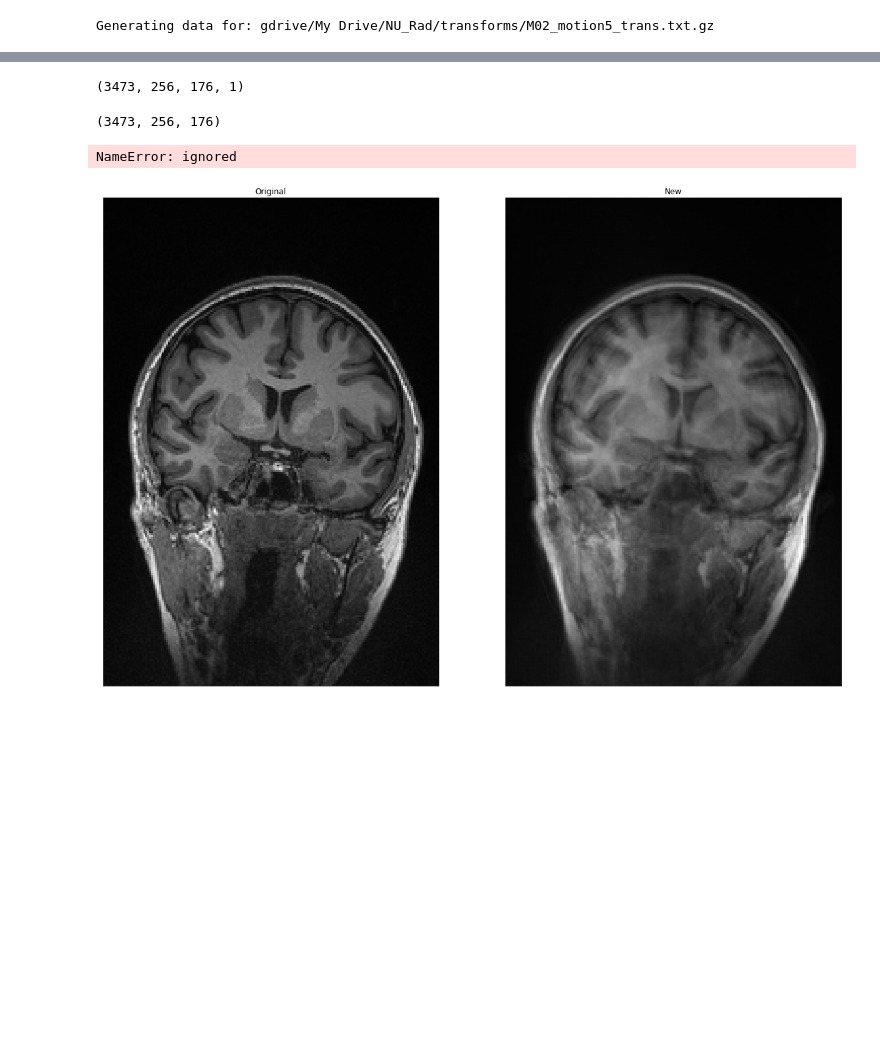
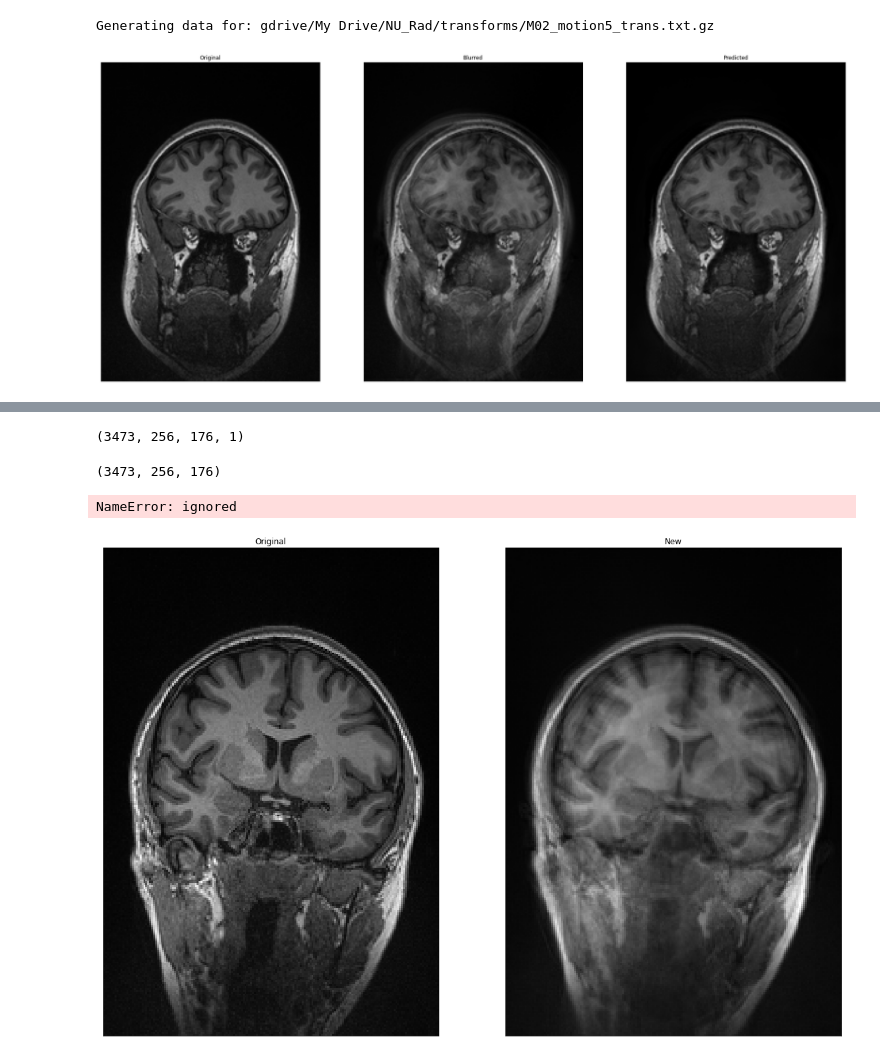
Before and after one commit to eyang9001/NU_Radiology, a Jupyter notebook: NU_Rad_Model.ipynb, the cells around one changed output, grey strips where cells are left out. Saved outputs shown, nothing was run; the diff lists cells and outputs as text; code cells hidden in the pictures; blank space fills up the shorter version.

```diff
--- a/NU_Rad_Model.ipynb
+++ b/NU_Rad_Model.ipynb
@@ -217,0 +459,8 @@ Epoch 10/10
+# %%
+# Checkpoint
+check_path = 'gdrive/My Drive/NU_Rad/models/unet_pl_ml_check_model'
+checkpoint = ModelCheckpoint(check_path, monitor='val_loss', verbose=1, save_best_only=True, mode='min')
+callbacks_list = [checkpoint]
+
+# u_pl_model = unet_pl_model()
+u_pl_model.fit(X, y, batch_size=10, validation_split=0.2, epochs = 10, use_multiprocessing=True, callbacks=callbacks_list)
@@ -219,3 +489,15 @@ Epoch 10/10
 X_predict, y_predict = generate_data(['gdrive/My Drive/NU_Rad/transforms/M02_motion5_trans.txt.gz'], ['gdrive/My Drive/NU_Rad/mris/M02.nii'])
 # %% [output]
 Generating data for: gdrive/My Drive/NU_Rad/transforms/M02_motion5_trans.txt.gz
+# %%
+# test on a validation image from 'unet_pl_ml_model.h5'
+ind = 120
+
+# train_input = X[ind]
+train_input = X_test[ind]
+train_out = u_pl_model.predict(np.array(train_input[np.newaxis, ...]))
+
+# visualize3(y[ind][...,0], train_input[...,0], train_out[0,...,0])
+visualize3(y_test[ind][...,0], train_input[...,0], train_out[0,...,0])
+# %% [output]
+[figure, added]
```
Also changed, not shown: parts of 16 cells of this notebook.
